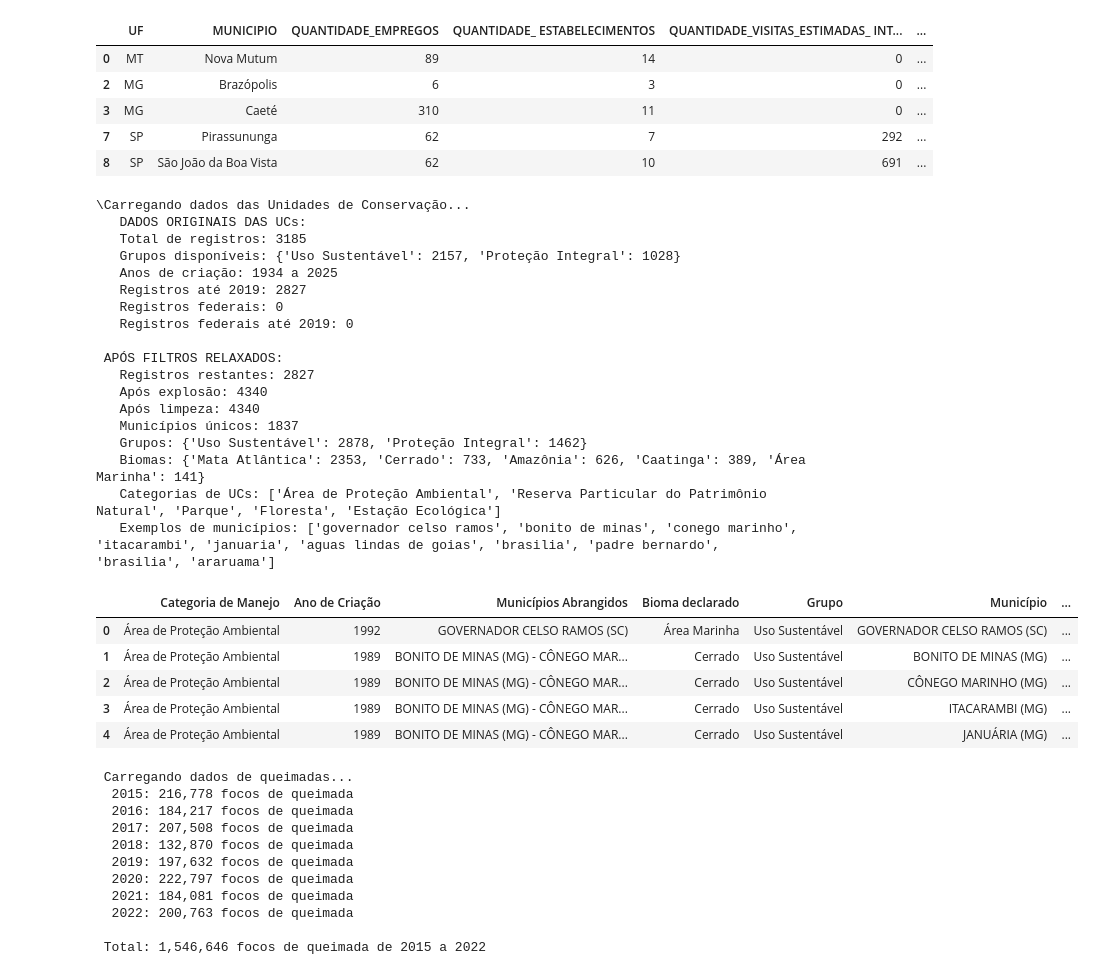
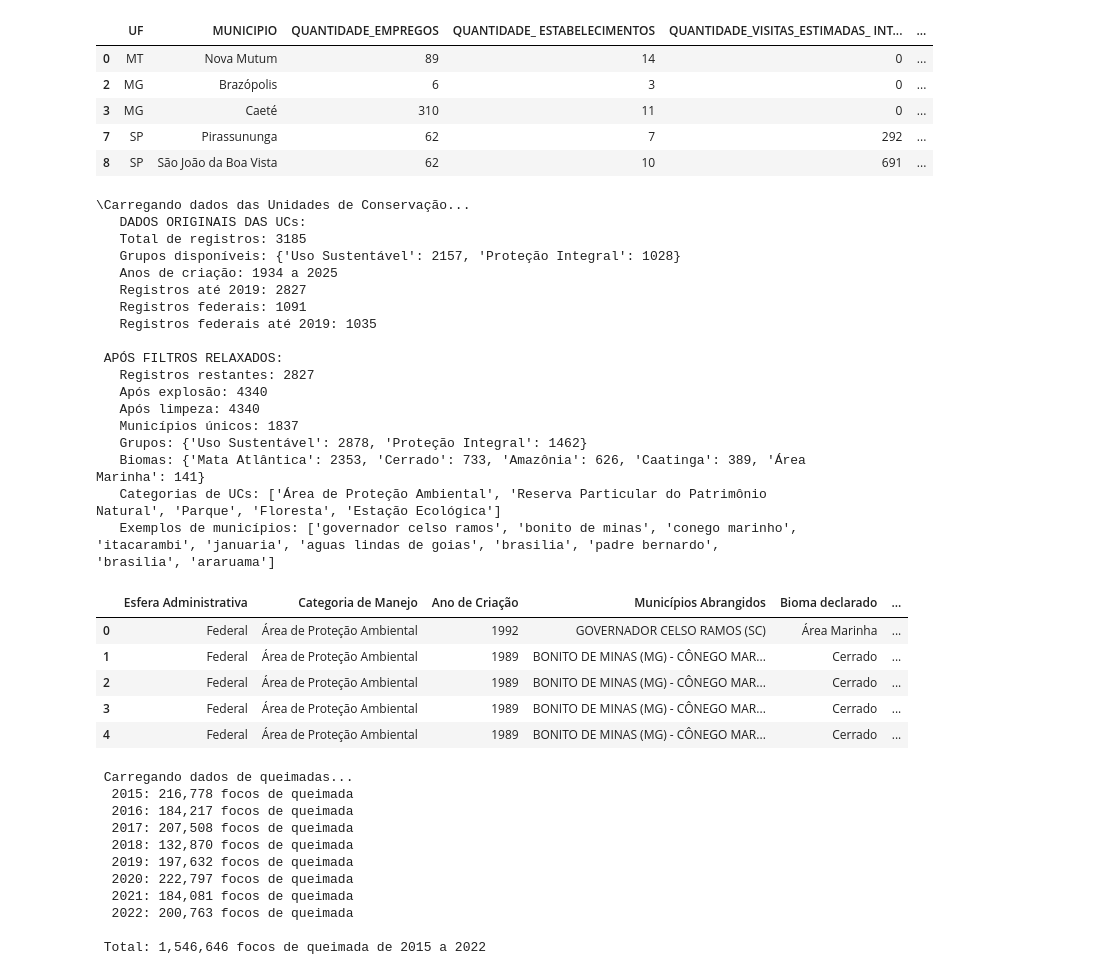
Before and after one commit to FrostPrice/kdd-queimadas-nas-ucs, a Jupyter notebook: KDD_UCs_pergunta_1.ipynb, the cells around one changed output. Saved outputs shown, nothing was run; the diff lists cells and outputs as text; code cells hidden in the pictures.

Commit message:
fix: adjust filter for federal UCs

```diff
--- a/KDD_UCs_pergunta_1.ipynb
+++ b/KDD_UCs_pergunta_1.ipynb
@@ -120,19 +120,20 @@ Carregando dados de municípios turísticos...
 print("\Carregando dados das Unidades de Conservação...")
 uc_df_original = pd.read_excel(f'{DATASETS_PATH}cnuc_2025_03.xlsx',
                       usecols=['Categoria de Manejo', 'Ano de Criação', 'Municípios Abrangidos',
-                              'Bioma declarado', 'Grupo'])
+                              'Bioma declarado', 'Grupo', 'Esfera Administrativa'])
 
 print(f"   DADOS ORIGINAIS DAS UCs:")
 print(f"   Total de registros: {len(uc_df_original)}")
 print(f"   Grupos disponíveis: {uc_df_original['Grupo'].value_counts().to_dict()}")
 print(f"   Anos de criação: {uc_df_original['Ano de Criação'].min()} a {uc_df_original['Ano de Criação'].max()}")
 print(f"   Registros até 2019: {len(uc_df_original[uc_df_original['Ano de Criação'] <= 2019])}")
-print(f"   Registros federais: {len(uc_df_original[uc_df_original['Grupo'] == 'Federal'])}")
-print(f"   Registros federais até 2019: {len(uc_df_original[(uc_df_original['Ano de Criação'] <= 2019) & (uc_df_original['Grupo'] == 'Federal')])}")
+print(f"   Registros federais: {len(uc_df_original[uc_df_original['Esfera Administrativa'] == 'Federal'])}")
+print(f"   Registros federais até 2019: {len(uc_df_original[(uc_df_original['Ano de Criação'] <= 2019) & (uc_df_original['Esfera Administrativa'] == 'Federal')])}")
 
 # Filtrar UCs (vamos relaxar os filtros para ter mais dados)
 uc_df = uc_df_original[
-    (uc_df_original['Ano de Criação'] <= 2019)  # Remover filtro apenas federais por enquanto
+    (uc_df_original['Ano de Criação'] <= 2019)
+    # & (uc_df_original['Esfera Administrativa'] == 'Federal')  # Remover filtro apenas federais por enquanto
 ].copy()
 
 print(f"\n APÓS FILTROS RELAXADOS:")
@@ -155,41 +156,41 @@ if len(uc_df) > 0:
     # Remover registros vazios
     uc_df = uc_df[uc_df['Município_Clean'].notna() & (uc_df['Município_Clean'] != '')]
 
     print(f"   Após limpeza: {len(uc_df)}")
     print(f"   Municípios únicos: {uc_df['Município_Clean'].nunique()}")
     print(f"   Grupos: {uc_df['Grupo'].value_counts().to_dict()}")
     print(f"   Biomas: {uc_df['Bioma declarado'].value_counts().head().to_dict()}")
     print(f"   Categorias de UCs: {list(uc_df['Categoria de Manejo'].value_counts().head().index)}")
     print(f"   Exemplos de municípios: {uc_df['Município_Clean'].head(10).tolist()}")
 else:
     print(" Nenhuma UC encontrada após filtros!")
 
 uc_df.head()
 # %% [output]
 \Carregando dados das Unidades de Conservação...
    DADOS ORIGINAIS DAS UCs:
    Total de registros: 3185
    Grupos disponíveis: {'Uso Sustentável': 2157, 'Proteção Integral': 1028}
    Anos de criação: 1934 a 2025
    Registros até 2019: 2827
-   Registros federais: 0
-   Registros federais até 2019: 0
+   Registros federais: 1091
+   Registros federais até 2019: 1035
 
  APÓS FILTROS RELAXADOS:
    Registros restantes: 2827
    Após explosão: 4340
    Após limpeza: 4340
    Municípios únicos: 1837
    Grupos: {'Uso Sustentável': 2878, 'Proteção Integral': 1462}
    Biomas: {'Mata Atlântica': 2353, 'Cerrado': 733, 'Amazônia': 626, 'Caatinga': 389, 'Área Marinha': 141}
    Categorias de UCs: ['Área de Proteção Ambiental', 'Reserva Particular do Patrimônio Natural', 'Parque', 'Floresta', 'Estação Ecológica']
    Exemplos de municípios: ['governador celso ramos', 'bonito de minas', 'conego marinho', 'itacarambi', 'januaria', 'aguas lindas de goias', 'brasilia', 'padre bernardo', 'brasilia', 'araruama']
-|  | Categoria de Manejo | Ano de Criação | Municípios Abrangidos | Bioma declarado | Grupo | Município | ... |
-| 0 | Área de Proteção Ambiental | 1992 | GOVERNADOR CELSO RAMOS (SC) | Área Marinha | Uso Sustentável | GOVERNADOR CELSO RAMOS (SC) | ... |
-| 1 | Área de Proteção Ambiental | 1989 | BONITO DE MINAS (MG) - CÔNEGO MAR... | Cerrado | Uso Sustentável | BONITO DE MINAS (MG) | ... |
-| 2 | Área de Proteção Ambiental | 1989 | BONITO DE MINAS (MG) - CÔNEGO MAR... | Cerrado | Uso Sustentável | CÔNEGO MARINHO (MG) | ... |
-| 3 | Área de Proteção Ambiental | 1989 | BONITO DE MINAS (MG) - CÔNEGO MAR... | Cerrado | Uso Sustentável | ITACARAMBI (MG) | ... |
-| 4 | Área de Proteção Ambiental | 1989 | BONITO DE MINAS (MG) - CÔNEGO MAR... | Cerrado | Uso Sustentável | JANUÁRIA (MG) | ... |
+|  | Esfera Administrativa | Categoria de Manejo | Ano de Criação | Municípios Abrangidos | Bioma declarado | ... |
+| 0 | Federal | Área de Proteção Ambiental | 1992 | GOVERNADOR CELSO RAMOS (SC) | Área Marinha | ... |
+| 1 | Federal | Área de Proteção Ambiental | 1989 | BONITO DE MINAS (MG) - CÔNEGO MAR... | Cerrado | ... |
+| 2 | Federal | Área de Proteção Ambiental | 1989 | BONITO DE MINAS (MG) - CÔNEGO MAR... | Cerrado | ... |
+| 3 | Federal | Área de Proteção Ambiental | 1989 | BONITO DE MINAS (MG) - CÔNEGO MAR... | Cerrado | ... |
+| 4 | Federal | Área de Proteção Ambiental | 1989 | BONITO DE MINAS (MG) - CÔNEGO MAR... | Cerrado | ... |
 # %%
 # Carregar dados de queimadas (focos de calor)
 print("\n Carregando dados de queimadas...")
```
